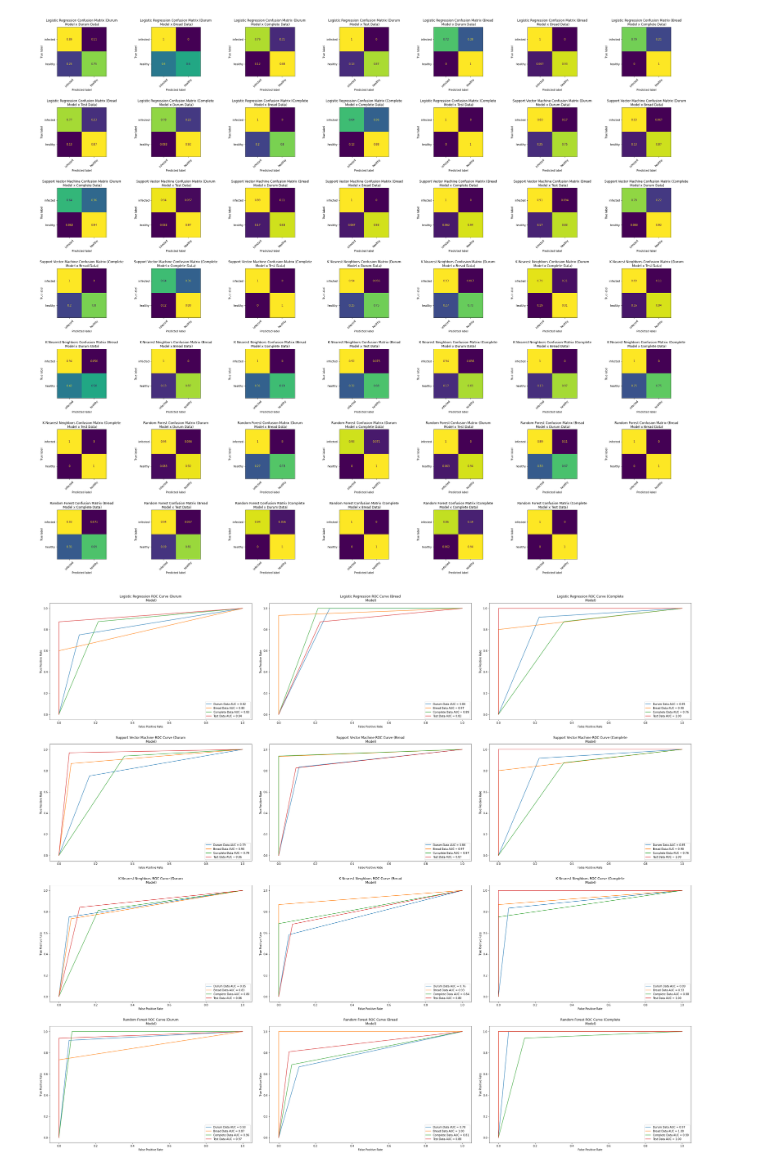
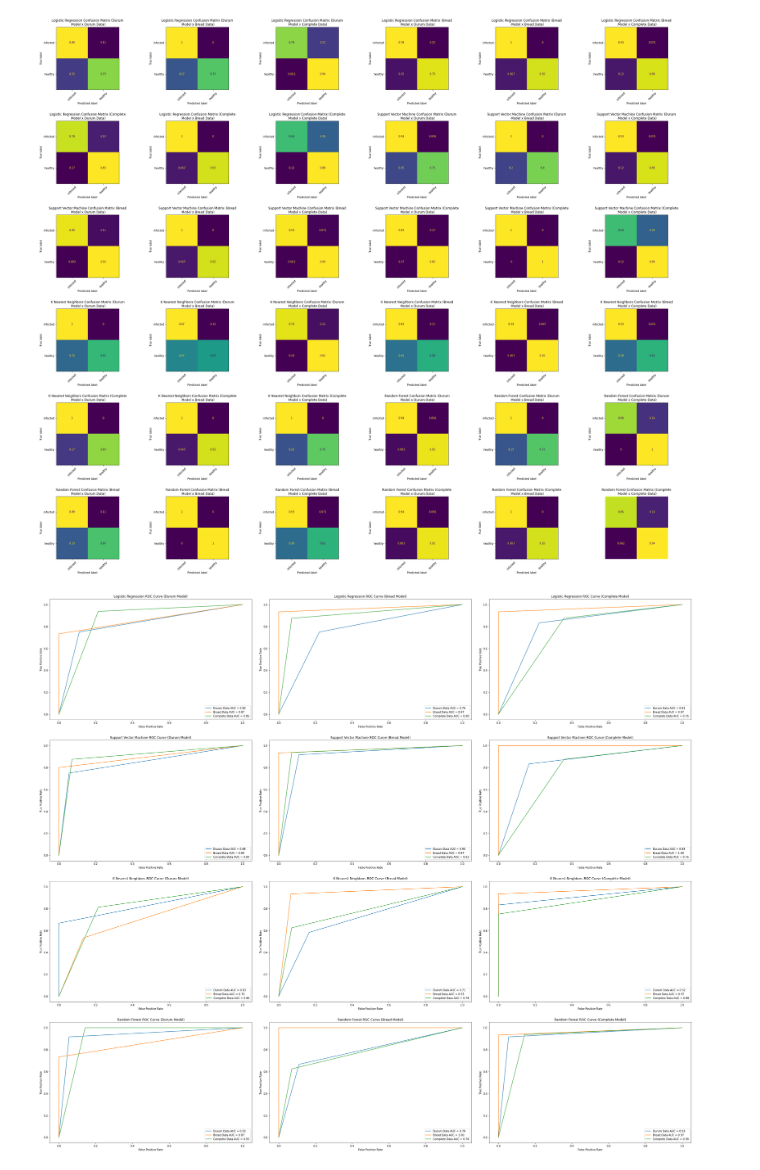
Before and after one commit to syncrotron/Thesis, a Jupyter notebook: General/bin/General.ipynb, the cells around one changed output. Saved outputs shown, nothing was run; the diff lists cells and outputs as text; code cells hidden in the pictures.

```diff
--- a/General/bin/General.ipynb
+++ b/General/bin/General.ipynb
@@ -348,8 +349,8 @@ logger.info('======= Start Of Naive Bayes Generation =======')
 Classification_Label = ['Logistic Regression', 'Support Vector Machine', 'K Nearest Neighbors', 'Random Forest']
 Classification_Model = [ [LogR_model_Durum, LogR_model_Bread, LogR_model_Complete], [SVM_model_Durum, SVM_model_Bread, SVM_model_Complete], [KNN_model_Durum, KNN_model_Bread, KNN_model_Complete], [RanF_model_Durum, RanF_model_Bread, RanF_model_Complete]]
 Train_Labels = ['Durum', 'Bread', 'Complete']
-Test_Data_Sets = [(x_test_Durum, y_test_Durum), (x_test_Bread, y_test_Bread), (x_test_Complete, y_test_Complete), (x_test_Test, y_test_Test)]
-Data_Set_Label = ['Durum', 'Bread', 'Complete', 'Test']
+Test_Data_Sets = [(x_test_Durum, y_test_Durum), (x_test_Bread, y_test_Bread), (x_test_Complete, y_test_Complete)] # , (x_test_Test, y_test_Test)]
+Data_Set_Label = ['Durum', 'Bread', 'Complete'] #, 'Test']
 
 
 # Come common metrics used to gauge the models preformance
@@ -369,10 +370,16 @@ f2_score = []
 
 
 # Setting up grid style plots for confusion matrix (conf) and ROC curves
-fig_conf, axes_conf = plt.subplots(nrows=7, ncols=7, figsize=(35,30))
+fig_conf, axes_conf = plt.subplots(nrows=6, ncols=6, figsize=(35,30))
 fig_roc, axes_roc = plt.subplots(nrows=4, ncols=3, figsize=(35,30))
 axes_conf = axes_conf.flatten()
 axes_roc = axes_roc.flatten()
+
+# Accumulators for AUC bar chart
+auc_index = []
+auc_value = []
+auc_data_label = []
+
 i=0
 
 for C_Label, C_Models in zip(Classification_Label, Classification_Model):
@@ -389,39 +396,44 @@ for C_Label, C_Models in zip(Classification_Label, Classification_Model):
             disp_conf.im_.colorbar.remove()
             axes_conf[i].title.set_text(f"{C_Label} Confusion Matrix ({T_Label}\n Model x {Test_Data_Label} Data)")
 
             # For metrics table
             tn, fp, fn, tp = cf_matrix.ravel()
             classification_model.append(C_Label)
             train_data_used.append(T_Label)
             test_data_used.append(Test_Data_Label)
             false_positive_rate.append(fp / (fp + tn))
             false_negative_rate.append(fn / (tp + fn))
             true_negative_rate.append(tn / (tn + fp))
             negative_predictive_value.append(tn / (tn + fn))
             false_discovery_rate.append(fp / (tp + fp))
             true_positive_rate.append(tp / (tp + fn))
             precision.append(tp / (tp + fp))
             accuracy.append((tp + tn) / (tp + fp + fn + tn))
             f1_score.append(fbeta_score(Test_Set[1], y_test_pred, beta=1))
             f2_score.append(fbeta_score(Test_Set[1], y_test_pred, beta=2))
 
             # For auc_roc curve
             fpr, tpr, thresholds = roc_curve(Test_Set[1], y_test_pred)
             roc_auc = auc(fpr, tpr)
             disp_roc = RocCurveDisplay(fpr=fpr, tpr=tpr, roc_auc=roc_auc)
-            disp_roc.plot(ax=axes_roc[i//4], label=f"{Test_Data_Label} Data AUC = {roc_auc:.2f}")
-            axes_roc[i//4].title.set_text(f"{C_Label} ROC Curve ({T_Label}\n Model)")
+            disp_roc.plot(ax=axes_roc[i//3], label=f"{Test_Data_Label} Data AUC = {roc_auc:.2f}")
+            axes_roc[i//3].title.set_text(f"{C_Label} ROC Curve ({T_Label} Model)")
+
+            # For AUC bar chart
+            auc_index.append(f"{C_Label}\n({T_Label} Trained)")
+            auc_value.append(float(f"{roc_auc:.2f}"))
+            auc_data_label.append(f"{Test_Data_Label} Tested")
 
             i = i + 1
 
-axes_conf[48].set_axis_off()
+axes_conf[35].set_axis_off()
 fig_conf.tight_layout(pad=3.0)
-fig_conf.savefig('confusion_matrix_04_10_2021_normalized.png')
+#fig_conf.savefig('confusion_matrix_No_Test_normalized.png')
 
 fig_roc.tight_layout(pad=3.0)
-fig_roc.savefig('ROC_curve_04_10_2021_normalized.png')
+# fig_roc.savefig('ROC_curve_No_Test_normalized.png')
 # %% [output]
-[figure, old version]
+[figure, new version]
-[figure, old version]
+[figure, new version]
 # %%
 # Generate metrics table
```
Also changed, not shown: parts of 12 cells of this notebook, 2 other files.
